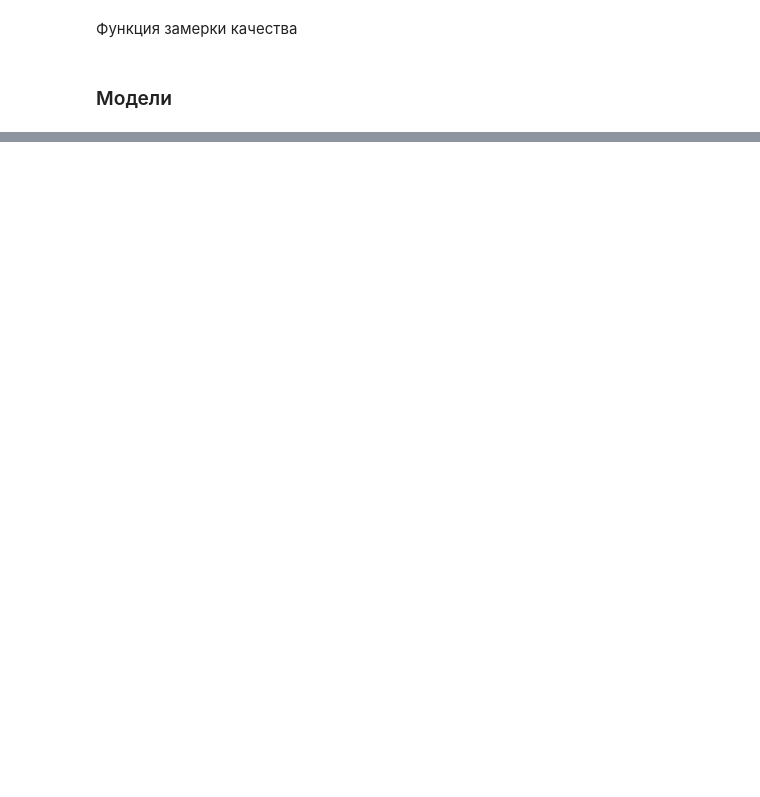
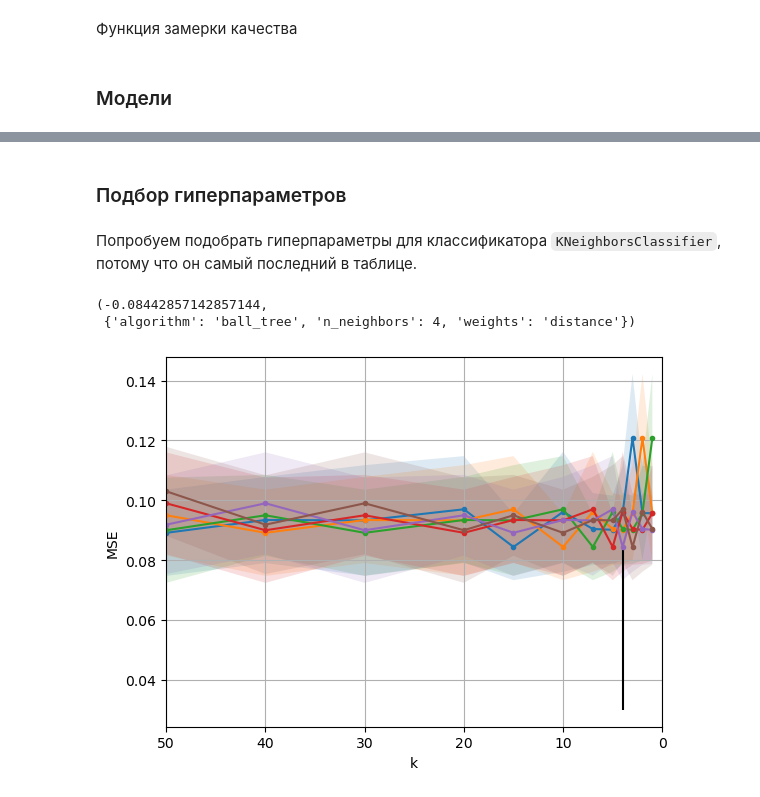
Before and after one commit to shustrov38/neimark_ml_course, a Jupyter notebook: hw1/src/main.ipynb, the cells around one changed output, grey strips where cells are left out. Saved outputs shown, nothing was run; the diff lists cells and outputs as text; code cells hidden in the pictures; blank space fills up the shorter version.

```diff
--- a/hw1/src/main.ipynb
+++ b/hw1/src/main.ipynb
@@ -542,0 +572,36 @@ time_table
+# %% [markdown]
+###  Подбор гиперпараметров
+# %% [markdown]
+Попробуем подобрать гиперпараметры для классификатора `KNeighborsClassifier`, потому что он самый последний в таблице.
+# %%
+k_arr = np.array([1, 2, 3, 4, 5, 7, 10, 15, 20, 30, 40, 50])
+
+params = {
+    'weights': ['uniform','distance'],
+    'algorithm': ['ball_tree', 'kd_tree', 'brute'],
+    'n_neighbors': k_arr,
+}
+
+model = KNeighborsClassifier()
+grid = GridSearchCV(model, params, cv=10, scoring='neg_mean_squared_error', return_train_score=False)
+grid.fit(X_train, y_train)
+
+grid.best_score_, grid.best_params_
+# %% [output]
+(-0.08442857142857144,
+ {'algorithm': 'ball_tree', 'n_neighbors': 4, 'weights': 'distance'})
+# %%
+fig, ax = plt.subplots()
+plt.vlines(grid.best_params_['n_neighbors'], 0.03, -grid.best_score_, 'k')
+for i in range(6):
+    mse_arr = -grid.cv_results_['mean_test_score'][i: i + 12]
+    std_arr = grid.cv_results_['std_test_score'][i: i + 12]
+    plt.plot(k_arr, mse_arr, '.-')
+    plt.fill_between(k_arr, mse_arr - std_arr, mse_arr + std_arr, alpha=0.15)
+plt.xlim([max(k_arr), 0])
+plt.grid()
+plt.xlabel('k')
+plt.ylabel('MSE')
+pass
+# %% [output]
+[figure, added]
```
Also changed, not shown: parts of 66 cells of this notebook.
